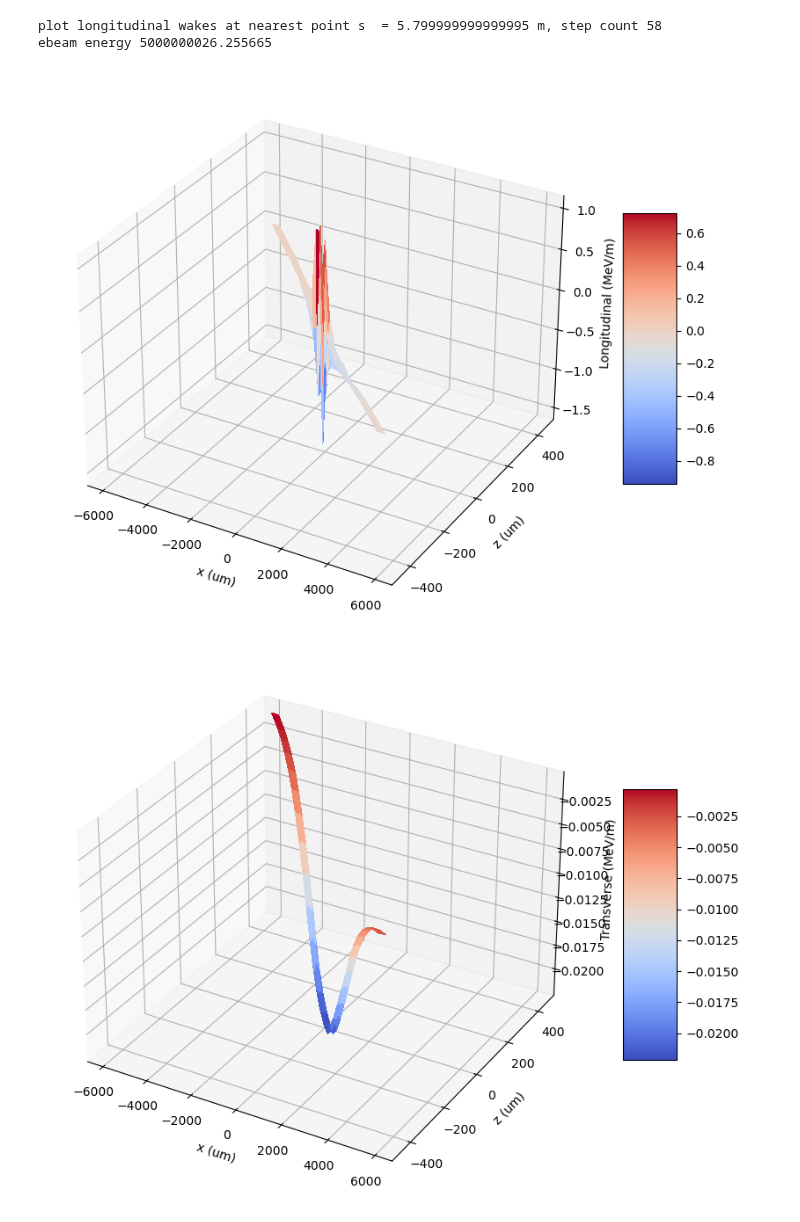
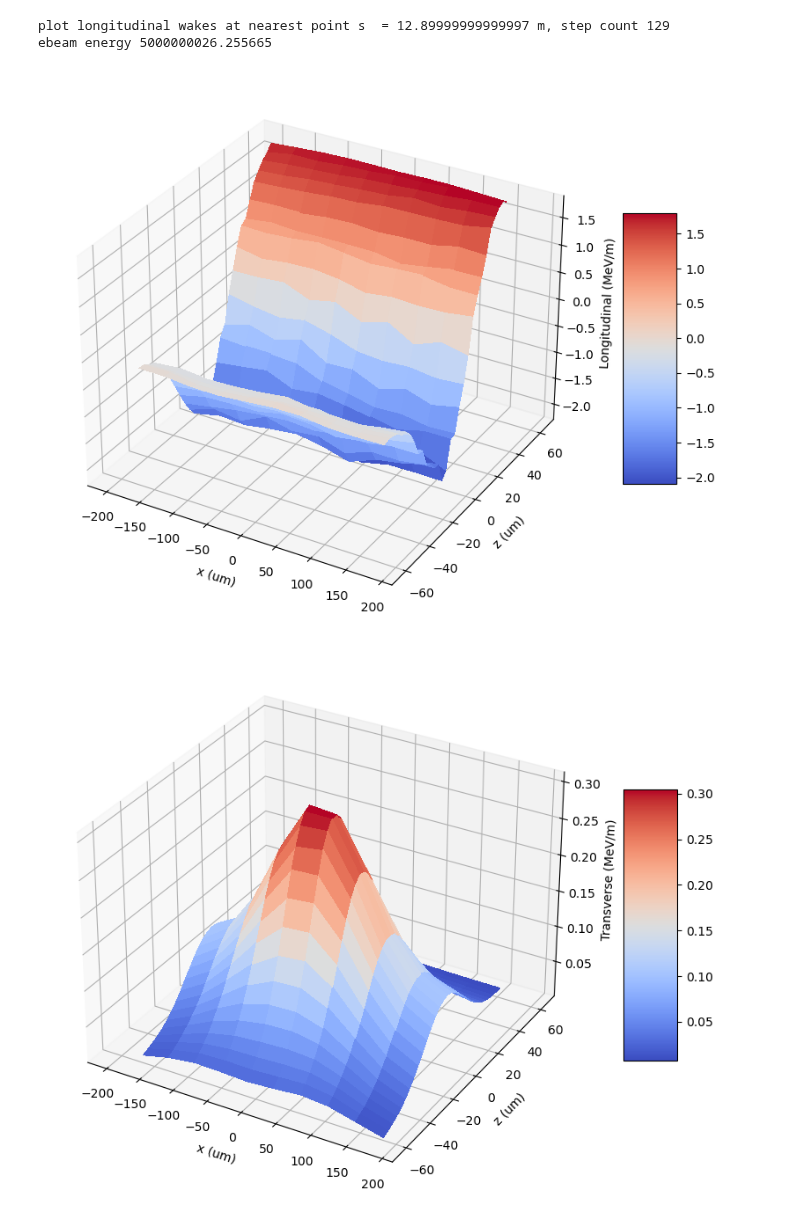
Before and after one commit to slaclab/pyDFCSR, a Jupyter notebook: pyDFCSR_2D/plot.ipynb, the cells around one changed output. Drawn from its saved outputs; the diff is of its cells as text; code cells hidden in the pictures.

```diff
--- a/pyDFCSR_2D/plot.ipynb
+++ b/pyDFCSR_2D/plot.ipynb
@@ -1,5 +1,5 @@
 # %%
 from plot_from_output import DFCSR_postprocessor
 
-DFplot = DFCSR_postprocessor(run_name = '/chicane-2024-04-11T23_43_50-07_00',
+DFplot = DFCSR_postprocessor(run_name = '/chicane-2024-04-14T01_06_14-07_00',
                              work_dir = '/sdf/data/ad/ard/u/jytang/pyDFCSR/chicane_output')
@@ -11,7 +13,7 @@ FileNotFoundError: [Errno 2] Unable to synchronously open file (unable to open f
 # %%
-DFplot.plot_wakes(s = 5.75)
+DFplot.plot_wakes(s=12.9)
 # %% [output]
-plot longitudinal wakes at nearest point s  = 5.799999999999995 m, step count 58
+plot longitudinal wakes at nearest point s  = 12.89999999999997 m, step count 129
 ebeam energy 5000000026.255665
-[figure, old version]
+[figure, new version]
-[figure, old version]
+[figure, new version]
```
Also changed, not shown: parts of 3 cells of this notebook, 9 other files.
